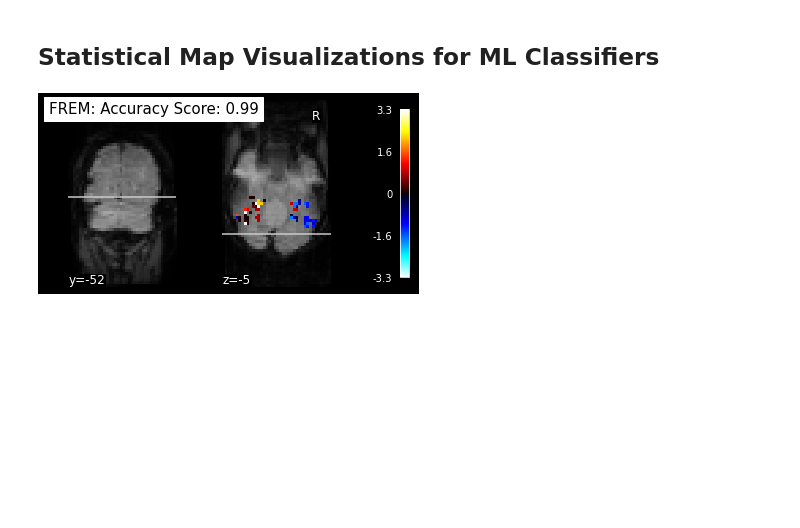
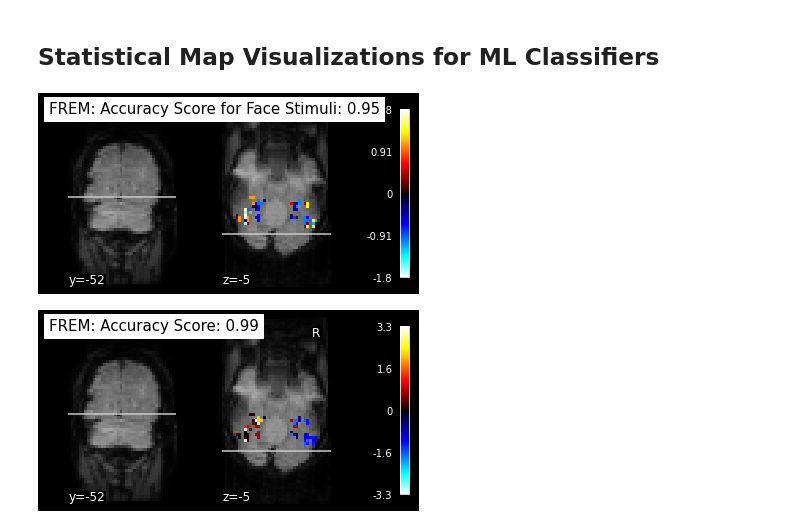
Before and after one commit to cankocagil/Cognitive-Computational-Modelling-for-Spatio-Temporal-fMRI-in-Ventral-Temporal-Cortex, a Jupyter notebook: CompNeuro_2021-2022_Final_Project.ipynb, the cells around one changed output. Cells and saved outputs as stored; diff of their text form; code cells hidden in the pictures; blank space fills up the shorter version.

```diff
--- a/CompNeuro_2021-2022_Final_Project.ipynb
+++ b/CompNeuro_2021-2022_Final_Project.ipynb
@@ -1264,23 +1225,26 @@ Subject id: 1
 ## Statistical Map Visualizations for ML Classifiers
 # %%
 image_results_dir = os.path.join(root_dir,'images/results')
+models_path = os.path.join(root_dir, 'models')
 
 subject_id = 5
 decoder = load_obj(os.path.join(models_path, f'Subject_{subject_id}_FREM_model'))
 
 weight_img = decoder.coef_img_["face"]
 filenames = haxby_dataset.func[subject_id]
 
 
 plotting.plot_stat_map(weight_img,
                        bg_img = mean_img(filenames),
                        title=f"FREM: Accuracy Score for Face Stimuli: {np.mean(decoder.cv_scores_['face']).round(2)}",
                        cut_coords=(-52, -5),
                        display_mode="yz",
-                       output_file= os.path.join(image_results_dir, 'FREM_face.png'),
+                       #output_file= os.path.join(image_results_dir, 'FREM_face.png'),
                        )
 
 plotting.show()
+# %% [output]
+[figure, added]
 # %%
 subject_id = 5
 decoder = load_obj(os.path.join(models_path, f'Subject_{subject_id}_FREM_model'))
```
Also changed, not shown: parts of 40 cells of this notebook.
